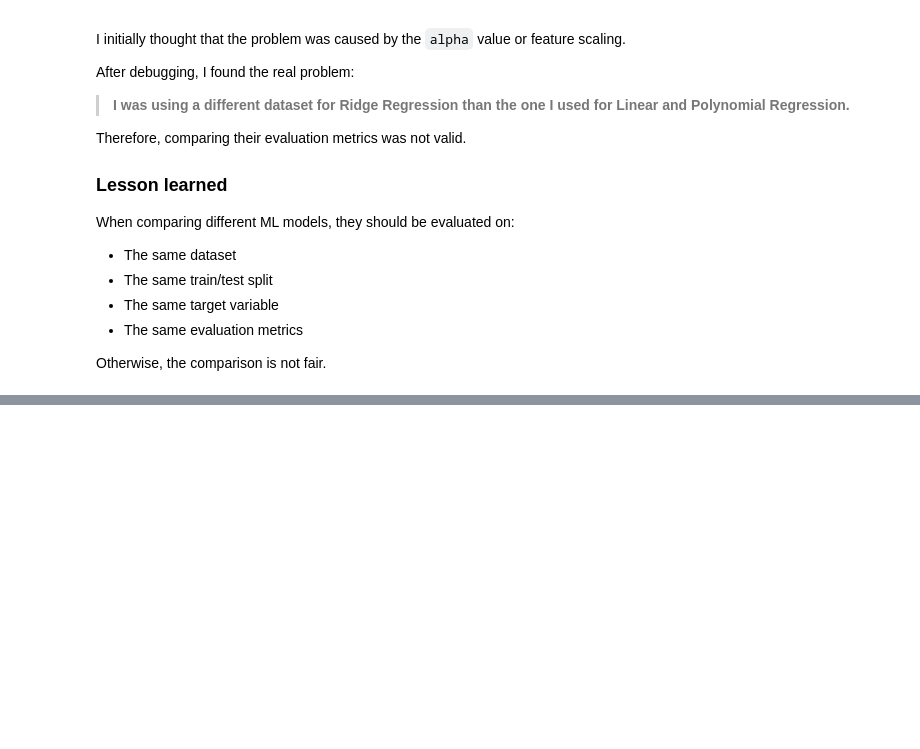
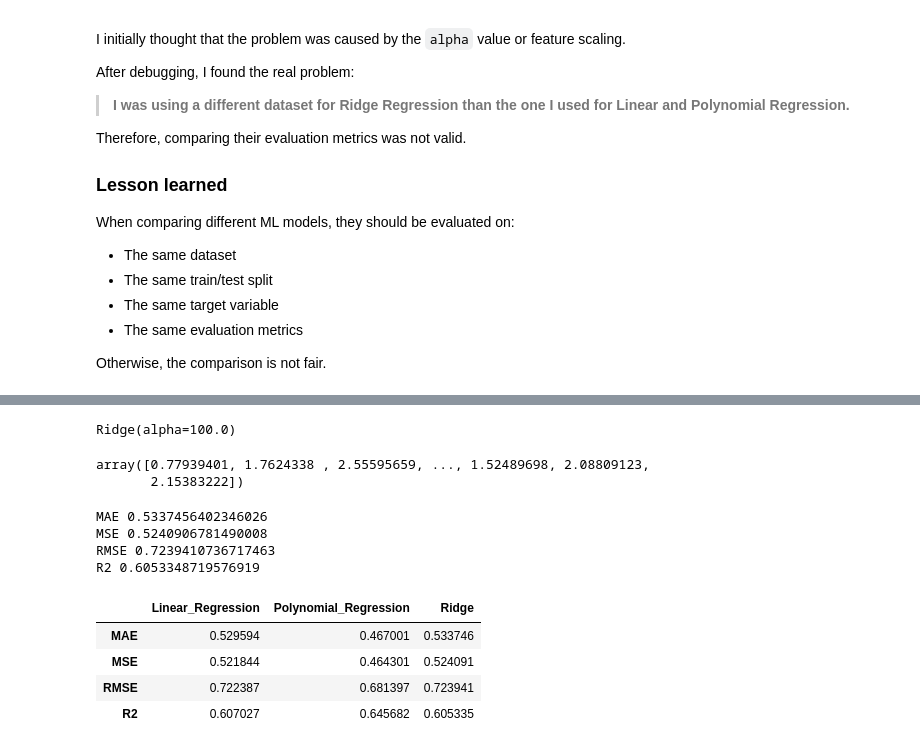
Before and after one commit to BasmalaHussein12/ML_Journey, a Jupyter notebook: Machine Learning/Supervised Learning/Regression/Regression_Practice.ipynb, the cells around one changed output, grey strips where cells are left out. Saved outputs shown, nothing was run; the diff lists cells and outputs as text; code cells hidden in the pictures; blank space fills up the shorter version.

Commit message:
studying practical regression

```diff
--- a/Machine Learning/Supervised Learning/Regression/Regression_Practice.ipynb
+++ b/Machine Learning/Supervised Learning/Regression/Regression_Practice.ipynb
@@ -846,0 +937,8 @@ Otherwise, the comparison is not fair.
+# %%
+from sklearn.linear_model import RidgeCV
+
+alphas = [0.001, 0.01, 0.1, 1, 10, 100]
+
+ridge_cv_model = RidgeCV(alphas=alphas)
+
+ridge_cv_model.fit(x_train,y_train)
@@ -846,0 +951,70 @@ Otherwise, the comparison is not fair.
+# %%
+from sklearn.linear_model import Ridge
+
+ridge_model = Ridge(alpha=100.0)
+ridge_model.fit(x_train,y_train)
+# %% [output]
+Ridge(alpha=100.0)
+# %%
+predictions = ridge_model.predict(x_test)
+predictions
+# %% [output]
+array([0.77939401, 1.7624338 , 2.55595659, ..., 1.52489698, 2.08809123,
+       2.15383222])
+# %%
+from sklearn.metrics import (
+    mean_absolute_error,
+    mean_squared_error,
+    root_mean_squared_error,
+    r2_score
+)
+
+mae = mean_absolute_error(y_test,predictions)
+mse = mean_squared_error(y_test, predictions)
+rmse = root_mean_squared_error(y_test,predictions)
+r2 = r2_score(y_test, predictions)
+
+print("MAE",mae)
+print("MSE",mse)
+print("RMSE",rmse)
+print("R2",r2)
+# %% [output]
+MAE 0.5337456402346026
+MSE 0.5240906781490008
+RMSE 0.7239410736717463
+R2 0.6053348719576919
+# %%
+Linear_Regression_Results = {
+    "MAE": 0.529594,
+    "MSE": 0.521844,
+    "RMSE": 0.722387,
+    "R2": 0.607027
+}
+
+Polynomail_Regression_Results = {
+     "MAE": 0.467001,
+     "MSE": 0.464301,
+     "RMSE": 0.681397,
+     "R2": 0.645682
+}
+
+Ridge_Results = {
+     "MAE": mae,
+     "MSE": mse,
+     "RMSE": rmse,
+     "R2": r2
+}
+# %%
+Comparison_3_Models = pd.DataFrame({
+    "Linear_Regression": Linear_Regression_Results,
+        "Polynomial_Regression": Polynomail_Regression_Results,
+        "Ridge": Ridge_Results
+})
+
+Comparison_3_Models
+# %% [output]
+|  | Linear_Regression | Polynomial_Regression | Ridge |
+| MAE | 0.529594 | 0.467001 | 0.533746 |
+| MSE | 0.521844 | 0.464301 | 0.524091 |
+| RMSE | 0.722387 | 0.681397 | 0.723941 |
+| R2 | 0.607027 | 0.645682 | 0.605335 |
```
Also changed, not shown: parts of 15 cells of this notebook.
